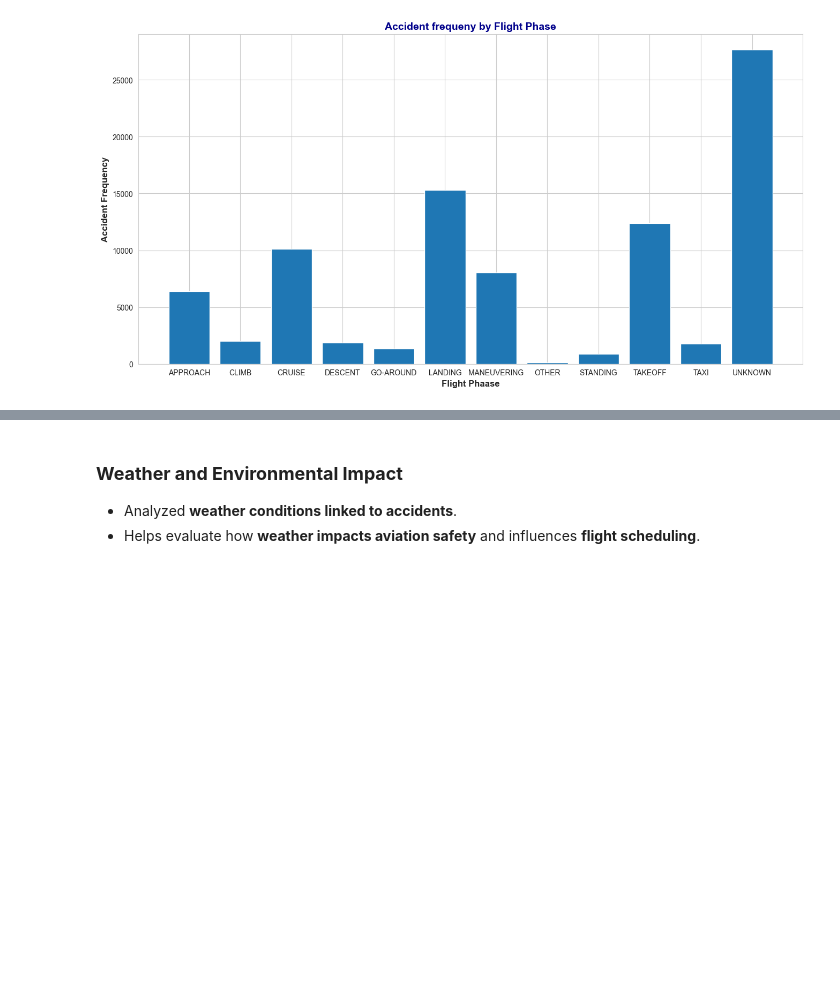
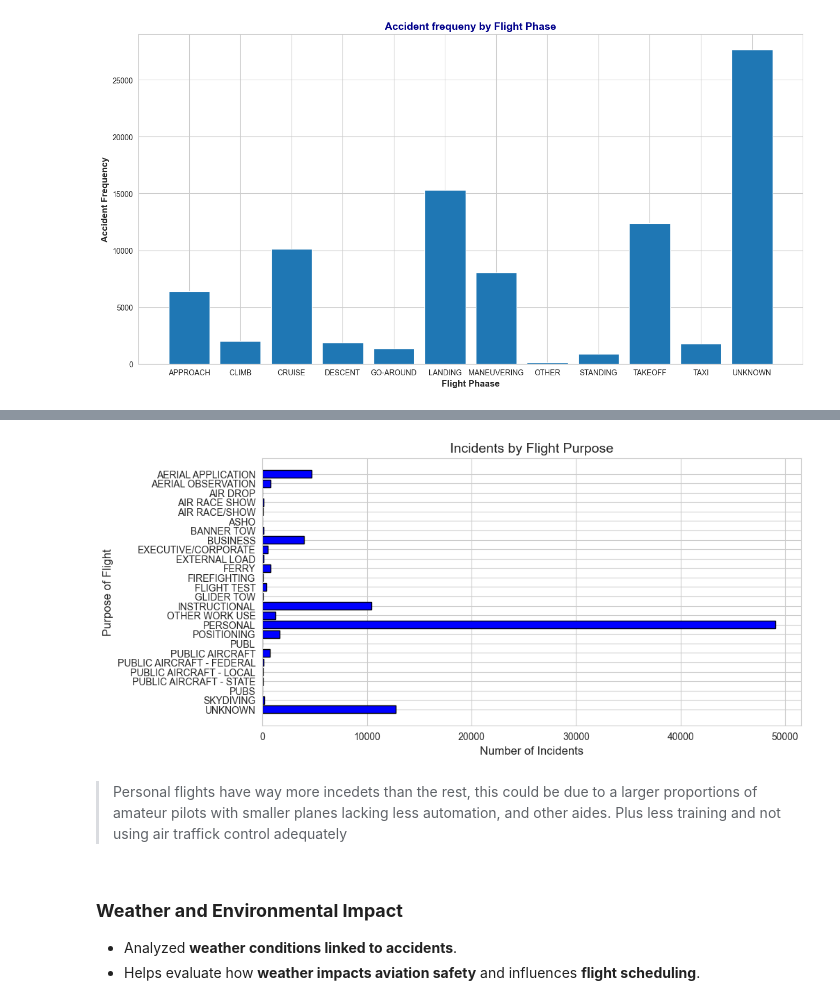
Before and after one commit to kuriakarime/dsc_Phase_one_Project_final, a Jupyter notebook: student.ipynb, the cells around one changed output, grey strips where cells are left out. Drawn from its saved outputs; the diff is of its cells as text; code cells hidden in the pictures; blank space fills up the shorter version.

```diff
--- a/student.ipynb
+++ b/student.ipynb
@@ -708,0 +769,4 @@ Text(0, 0.5, 'Accident Frequency')
+# %%
+# based on the purpose of the flight
+flight_purpose_df = aviation_data.groupby('Purpose.of.flight')['Event.Id'].count().reset_index()
+flight_purpose_df.sort_values(by='Event.Id', ascending=False)
@@ -709,3 +791,20 @@ Text(0, 0.5, 'Accident Frequency')
+# %%
+# Plot
+plt.figure(figsize=(10, 5))
+plt.barh(flight_purpose_df['Purpose.of.flight'], flight_purpose_df['Event.Id'], color='blue', edgecolor='black')
+
+# Labels and title
+plt.xlabel("Number of Incidents", fontsize=12)
+plt.ylabel("Purpose of Flight", fontsize=12)
+plt.title("Incidents by Flight Purpose", fontsize=14)
+plt.gca().invert_yaxis()  # Puts highest category on top
+
+# Show plot
+plt.show()
+# %% [output]
+[figure, added]
+# %% [markdown]
+> Personal flights have way more incedets than the rest, this could be due to a larger proportions of amateur pilots with smaller planes lacking less automation, and other aides. Plus less training and not using air traffick control adequately
 # %% [markdown]
 ### **Weather and Environmental Impact**
 - Analyzed **weather conditions linked to accidents**.
```
Also changed, not shown: parts of 29 cells of this notebook, 3 other files.
